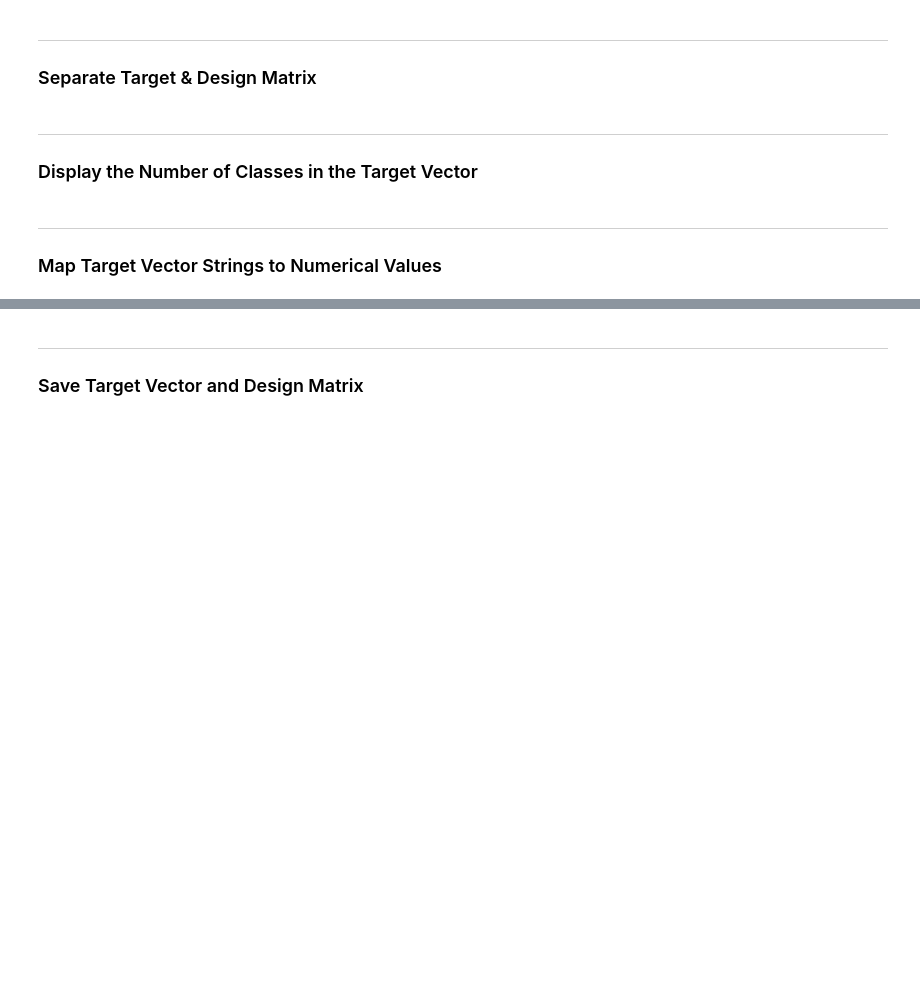
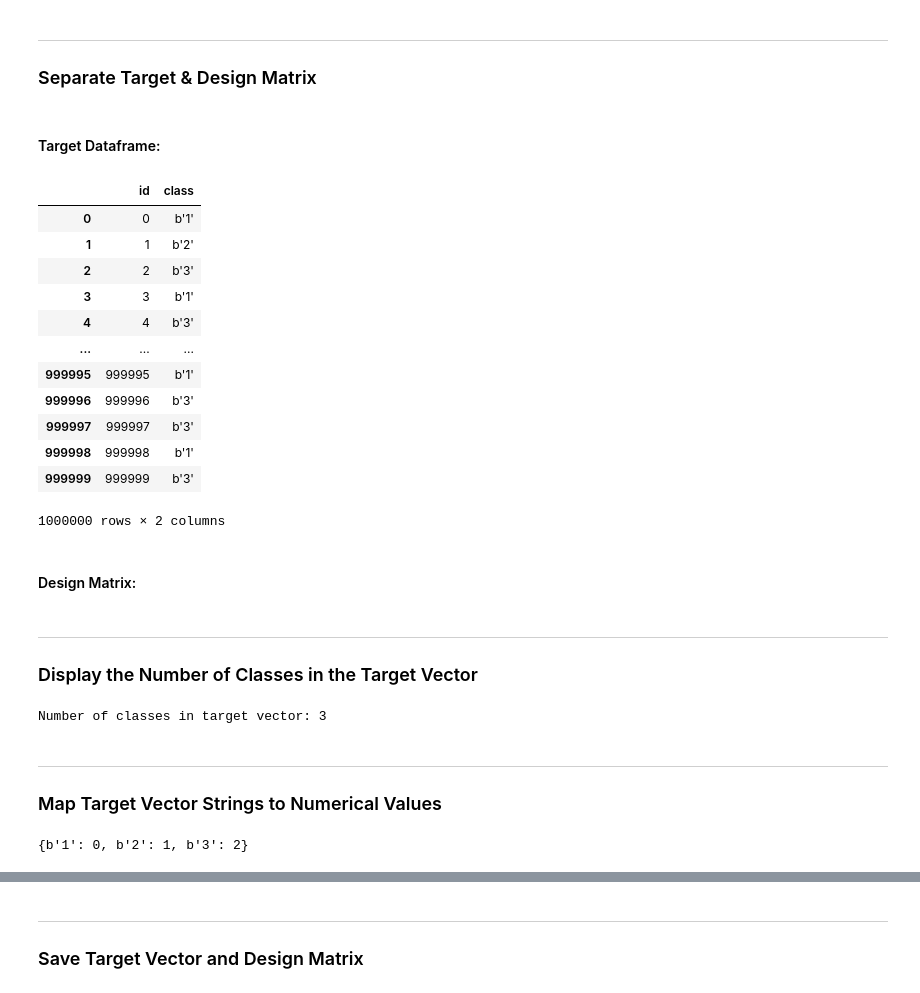
Before and after one commit to mmkke/DS5230_clustering_project, a Jupyter notebook: notebooks/ds5230_phase1.ipynb, the cells around one changed output, grey strips where cells are left out. Saved outputs shown, nothing was run; the diff lists cells and outputs as text; code cells hidden in the pictures; blank space fills up the shorter version.

Commit message:
Updates to data_id_vector.py and ds5230_phase1.ipynb.

```diff
--- a/notebooks/ds5230_phase1.ipynb
+++ b/notebooks/ds5230_phase1.ipynb
@@ -110,12 +149,54 @@ ___
 # %% [markdown]
 ___
 ### Separate Target & Design Matrix
+# %% [markdown]
+#### Target Dataframe:
+# %%
+target_df = df[['id', 'class']].copy()
+target_df
+# %% [output]
+|  | id | class |
+| 0 | 0 | b'1' |
+| 1 | 1 | b'2' |
+| 2 | 2 | b'3' |
+| 3 | 3 | b'1' |
+| 4 | 4 | b'3' |
+| ... | ... | ... |
+| 999995 | 999995 | b'1' |
+| 999996 | 999996 | b'3' |
+| 999997 | 999997 | b'3' |
+| 999998 | 999998 | b'1' |
+| 999999 | 999999 | b'3' |
+1000000 rows × 2 columns
+# %% [markdown]
+#### Design Matrix:
 # %% [markdown]
 ___
 ### Display the Number of Classes in the Target Vector
+# %%
+num_classes = target_df['class'].nunique()
+print(f'Number of classes in target vector: {num_classes}')
+# %% [output]
+Number of classes in target vector: 3
 # %% [markdown]
 ___
 ### Map Target Vector Strings to Numerical Values
+# %%
+le = LabelEncoder()
+
+# encode target column
+target_df['target_encoded'] = le.fit_transform(df['class'])
+
+# extract the precise mapping
+mapping = dict(zip(le.classes_, le.transform(le.classes_)))
+
+# print mapping formula
+print(mapping)
+
+# extract mapped values and id
+target_df = target_df[['id', 'target_encoded']]
+# %% [output]
+{b'1': 0, b'2': 1, b'3': 2}
 # %% [markdown]
 ### Mapping Key:
 The mapping procedure is as follows:
```
Also changed, not shown: parts of 7 cells of this notebook, 1 other file.
